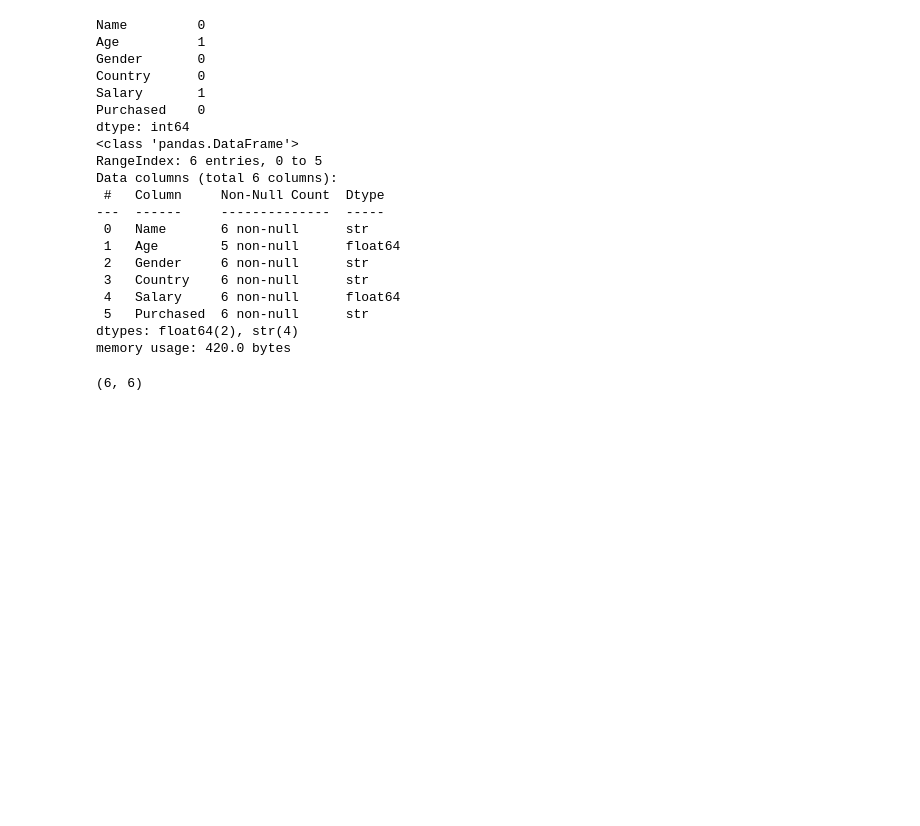
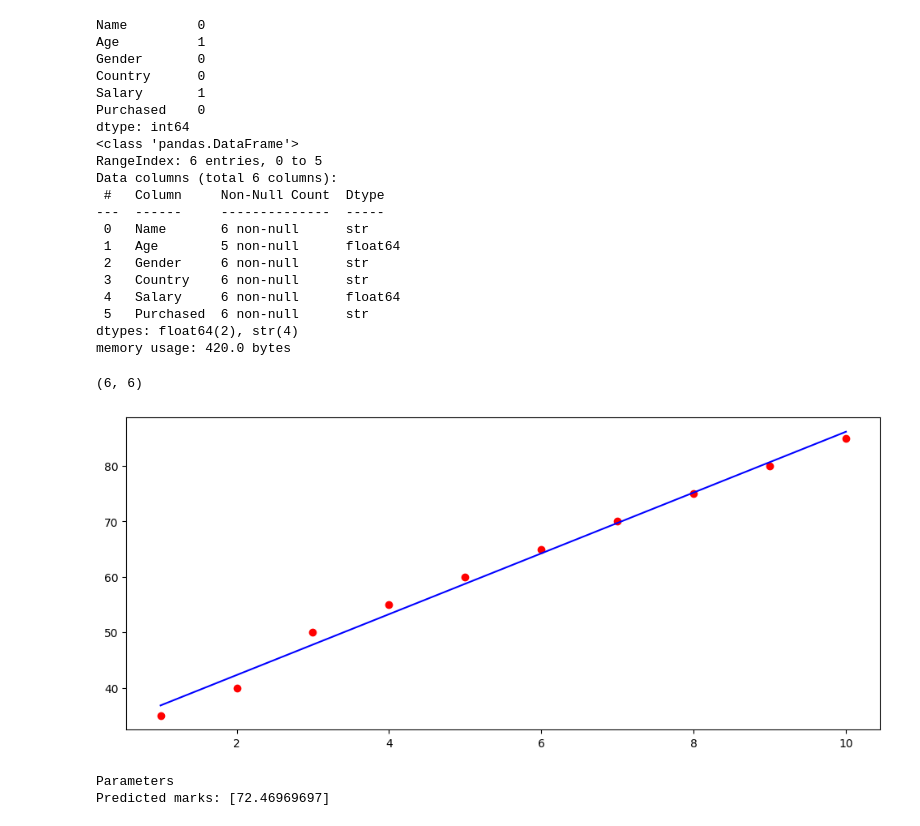
Before and after one commit to Sorata-kanda/Devin-s-test, a Jupyter notebook: Python/int.ipynb, the cells around one changed output. Drawn from its saved outputs; the diff is of its cells as text; code cells hidden in the pictures; blank space fills up the shorter version.

```diff
--- a/Python/int.ipynb
+++ b/Python/int.ipynb
@@ -237,3 +233,44 @@ Data columns (total 6 columns):
 dtypes: float64(2), str(4)
 memory usage: 420.0 bytes
 (6, 6)
+# %%
+import matplotlib.pyplot as plt
+from sklearn.linear_model import LinearRegression
+
+data = {
+    'Hours_studied': [1,2,3,4,5,6,7,8,9,10],
+    'Marks_obtained': [35,40,50,55,60,65,70,75,80,85]
+}
+df  = pd.DataFrame(data)
+
+x = df[['Hours_studied']]
+y = df['Marks_obtained']
+
+# Linear Regression
+model = LinearRegression()
+model.fit(x, y)
+
+#prediction
+y_pred = model.predict(x)
+
+# plot size
+plt.figure(figsize=(12,5))
+plt.scatter(x, y, color='red')
+plt.plot(x, y_pred, color='blue')
+plt.show()
+
+#print parameters
+print("Parameters")
+
+# print(f"Coef: {model.coef_}")
+# print(f"Intercept: {model.intercept_}")
+
+new_val = np.array([[7.5]])
+# # new_val = pd.DataFrame(new_val),columns=['hours_studied']
+# new_val.columns = ['Hours_studied']
+predicted_marks = model.predict(new_val)
+print(f"Predicted marks: {predicted_marks}")
+# %% [output]
+[figure, added]
+Parameters
+Predicted marks: [72.46969697]
```
Also changed, not shown: parts of 4 cells of this notebook, 3 other files.
